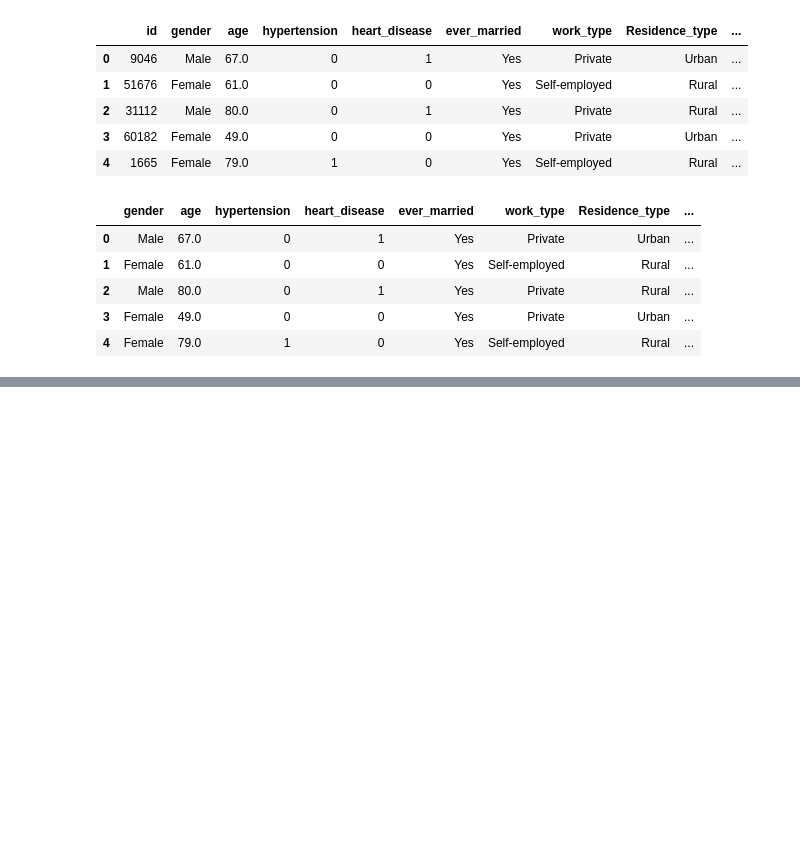
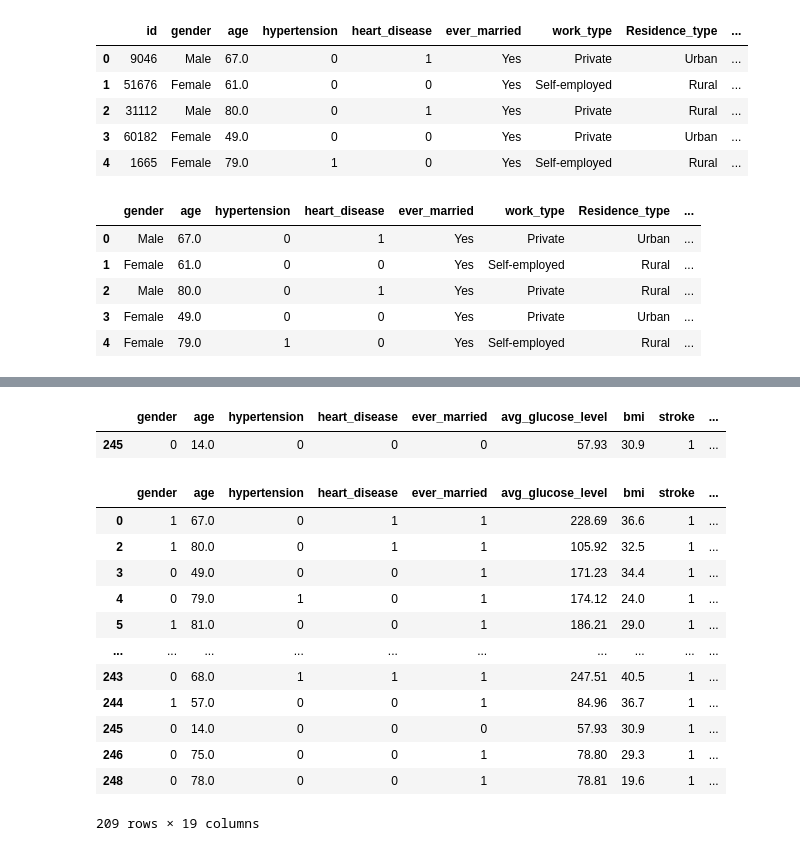
Before and after one commit to Bbert88/brain-stroke-prediction, a Jupyter notebook: Data Extraction.ipynb, the cells around one changed output, grey strips where cells are left out. Cells and saved outputs as stored; diff of their text form; code cells hidden in the pictures; blank space fills up the shorter version.

```diff
--- a/Data Extraction.ipynb
+++ b/Data Extraction.ipynb
@@ -28,0 +274,26 @@ brain_df.head()
+# %%
+# Youngest person that had a stroke
+
+youngest_stroke = under_20[(under_20["stroke"]==1)]
+youngest_stroke
+# %% [output]
+|  | gender | age | hypertension | heart_disease | ever_married | avg_glucose_level | bmi | stroke | ... |
+| 245 | 0 | 14.0 | 0 | 0 | 0 | 57.93 | 30.9 | 1 | ... |
+# %%
+#All persons that had a stroke from original dataset
+
+brain_df[brain_df["stroke"]==1]
+# %% [output]
+|  | gender | age | hypertension | heart_disease | ever_married | avg_glucose_level | bmi | stroke | ... |
+| 0 | 1 | 67.0 | 0 | 1 | 1 | 228.69 | 36.6 | 1 | ... |
+| 2 | 1 | 80.0 | 0 | 1 | 1 | 105.92 | 32.5 | 1 | ... |
+| 3 | 0 | 49.0 | 0 | 0 | 1 | 171.23 | 34.4 | 1 | ... |
+| 4 | 0 | 79.0 | 1 | 0 | 1 | 174.12 | 24.0 | 1 | ... |
+| 5 | 1 | 81.0 | 0 | 0 | 1 | 186.21 | 29.0 | 1 | ... |
+| ... | ... | ... | ... | ... | ... | ... | ... | ... | ... |
+| 243 | 0 | 68.0 | 1 | 1 | 1 | 247.51 | 40.5 | 1 | ... |
+| 244 | 1 | 57.0 | 0 | 0 | 1 | 84.96 | 36.7 | 1 | ... |
+| 245 | 0 | 14.0 | 0 | 0 | 0 | 57.93 | 30.9 | 1 | ... |
+| 246 | 0 | 75.0 | 0 | 0 | 1 | 78.80 | 29.3 | 1 | ... |
+| 248 | 0 | 78.0 | 0 | 0 | 1 | 78.81 | 19.6 | 1 | ... |
+209 rows × 19 columns
```
Also changed, not shown: parts of 21 cells of this notebook, 1 other file.
